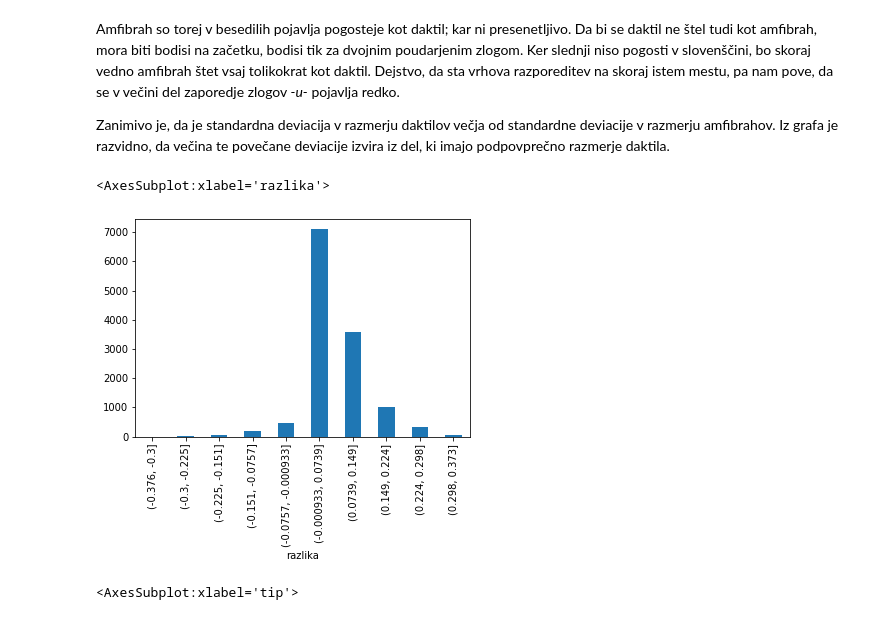
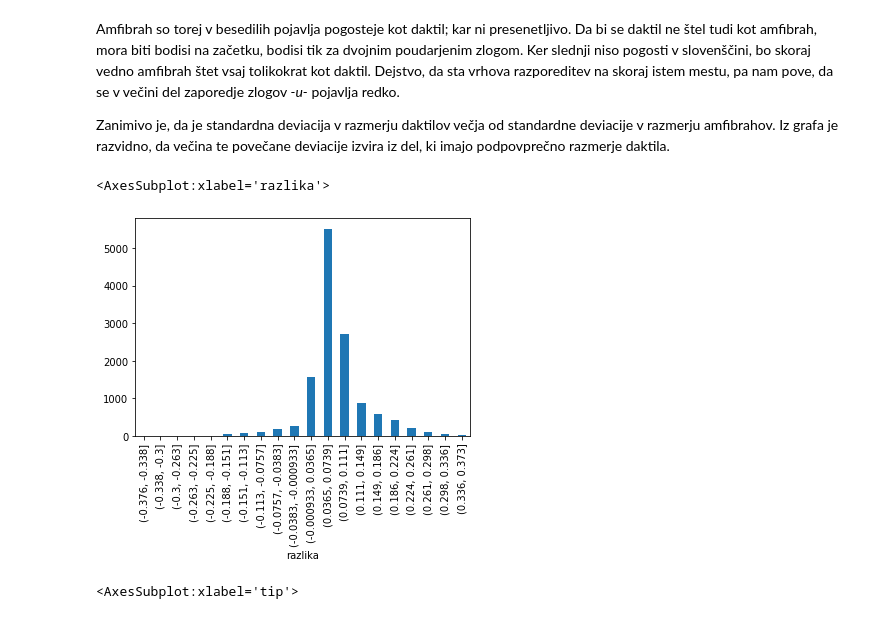
Before and after one commit to k3ap/prog1-projektna-naloga, a Jupyter notebook: analiza.ipynb, the cells around one changed output. Cells and saved outputs as stored; diff of their text form; code cells hidden in the pictures.

```diff
--- a/analiza.ipynb
+++ b/analiza.ipynb
@@ -442,10 +442,10 @@ Zanimivo je, da je standardna deviacija v razmerju daktilov večja od standardne
 Iz grafa je razvidno, da večina te povečane deviacije izvira iz del, ki imajo podpovprečno razmerje daktila.
 # %%
 zanimivi["razlika"] = zanimivi.ramfibrah - zanimivi.rdaktil
-zanimivi.groupby(pd.cut(zanimivi.razlika, 10)).size().plot.bar()
+zanimivi.groupby(pd.cut(zanimivi.razlika, 20)).size().plot.bar()
 # %% [output]
 <AxesSubplot:xlabel='razlika'>
-[figure, old version]
+[figure, new version]
 # %%
 zanimivi_vir = zanimivi.merge(viri, left_on="vir", right_on="povezava")
 zanimivi_vir.groupby("tip").razlika.median().sort_values().plot.bar()
```
Also changed, not shown: parts of 8 cells of this notebook.
